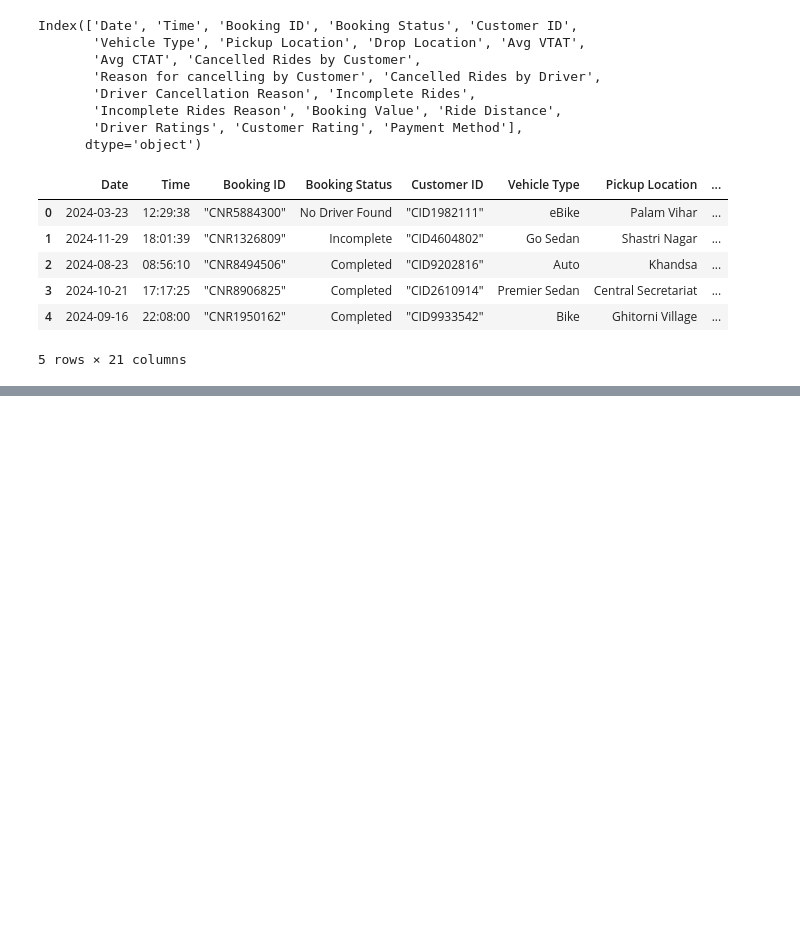
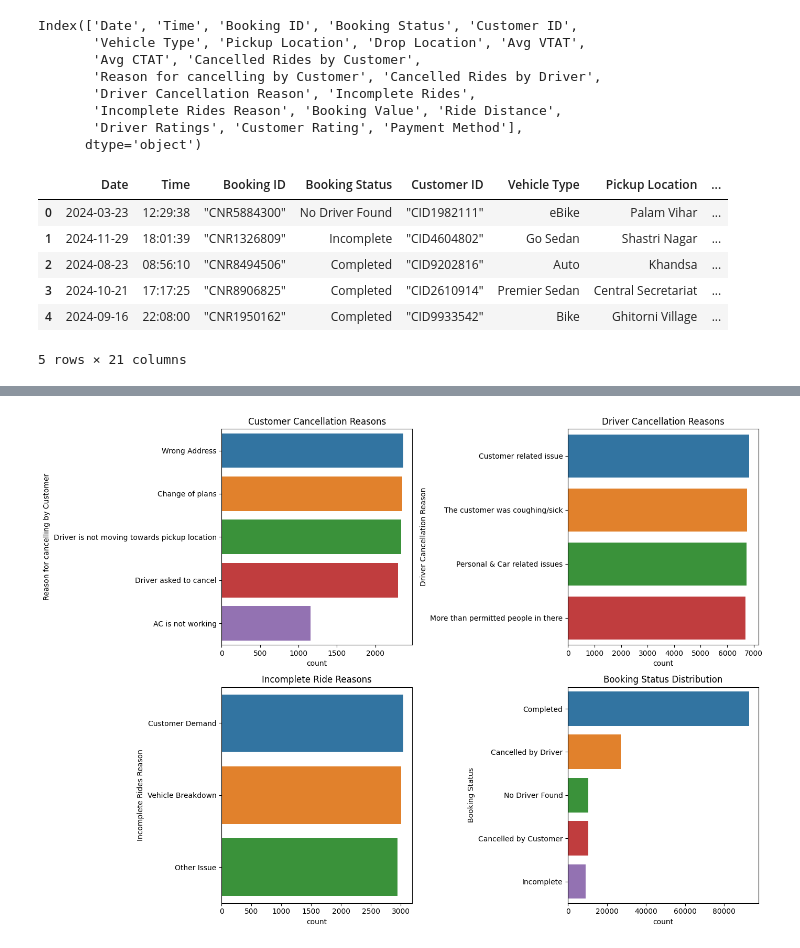
Before and after one commit to 0xRobinman/Kaggle-notebooks, a Jupyter notebook: notebooks/Uber.ipynb, the cells around one changed output, grey strips where cells are left out. Drawn from its saved outputs; the diff is of its cells as text; code cells hidden in the pictures; blank space fills up the shorter version.

```diff
--- a/notebooks/Uber.ipynb
+++ b/notebooks/Uber.ipynb
@@ -49,0 +63,19 @@ sns.
+# %%
+fig, axes = plt.subplots(2, 2, figsize=(14,10))
+
+sns.countplot(data=ride_bookings_df, y="Reason for cancelling by Customer", order=ride_bookings_df["Reason for cancelling by Customer"].value_counts().index, ax=axes[0,0])
+axes[0,0].set_title("Customer Cancellation Reasons")
+
+sns.countplot(data=ride_bookings_df, y="Driver Cancellation Reason", order=ride_bookings_df["Driver Cancellation Reason"].value_counts().index, ax=axes[0,1])
+axes[0,1].set_title("Driver Cancellation Reasons")
+
+sns.countplot(data=ride_bookings_df, y="Incomplete Rides Reason", order=ride_bookings_df["Incomplete Rides Reason"].value_counts().index, ax=axes[1,0])
+axes[1,0].set_title("Incomplete Ride Reasons")
+
+sns.countplot(data=ride_bookings_df, y="Booking Status", order=ride_bookings_df["Booking Status"].value_counts().index, ax=axes[1,1])
+axes[1,1].set_title("Booking Status Distribution")
+
+plt.tight_layout()
+plt.show()
+# %% [output]
+[figure, added]
```
Also changed, not shown: parts of 2 cells of this notebook.
